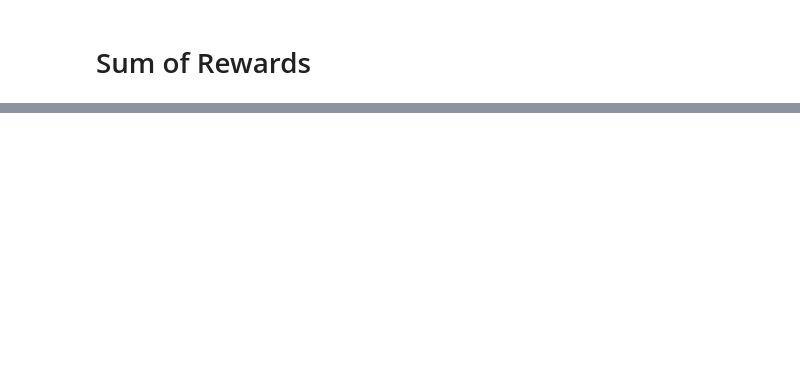
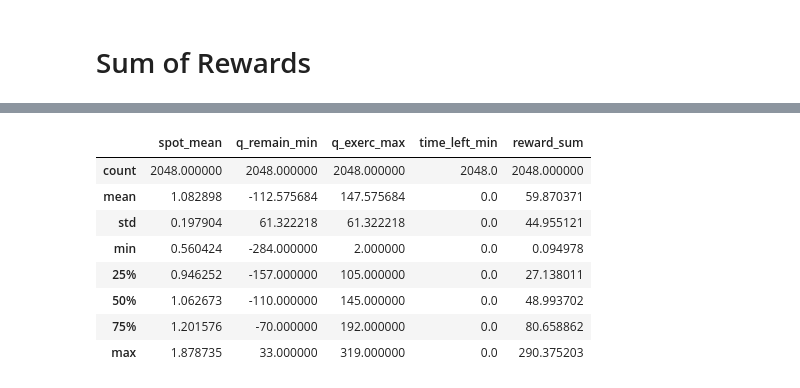
Before and after one commit to ithakis/DRL-Swing-Options, a Jupyter notebook: Jupyter Notebooks/Validation.ipynb, the cells around one changed output, grey strips where cells are left out. Cells and saved outputs as stored; diff of their text form; code cells hidden in the pictures; blank space fills up the shorter version.

```diff
--- a/Jupyter Notebooks/Validation.ipynb
+++ b/Jupyter Notebooks/Validation.ipynb
@@ -79,0 +130,15 @@ rl.groupby('episode_idx').sum().describe()
+# %%
+rl = pd.read_csv('/Users/alexanderithakis/Documents/GitHub/D4PG-QR-FRM/logs/Yearly_Swing_NRights35/evaluation_runs/longstaff_schwartz_solution.csv')
+rl_agg = rl.groupby('episode_idx').agg({'spot': 'mean', 'q_remain': 'min', 'q_exerc': 'max', 'time_left':'min', 'reward': 'sum'})
+rl_agg.columns = [f'{col}_{agg}' for col, agg in zip(rl_agg.columns, ['mean', 'min', 'max', 'min', 'sum'])]συνάντηση
+rl_agg.describe()
+# %% [output]
+|  | spot_mean | q_remain_min | q_exerc_max | time_left_min | reward_sum |
+| count | 2048.000000 | 2048.000000 | 2048.000000 | 2048.0 | 2048.000000 |
+| mean | 1.082898 | -112.575684 | 147.575684 | 0.0 | 59.870371 |
+| std | 0.197904 | 61.322218 | 61.322218 | 0.0 | 44.955121 |
+| min | 0.560424 | -284.000000 | 2.000000 | 0.0 | 0.094978 |
+| 25% | 0.946252 | -157.000000 | 105.000000 | 0.0 | 27.138011 |
+| 50% | 1.062673 | -110.000000 | 145.000000 | 0.0 | 48.993702 |
+| 75% | 1.201576 | -70.000000 | 192.000000 | 0.0 | 80.658862 |
+| max | 1.878735 | 33.000000 | 319.000000 | 0.0 | 290.375203 |
```
Also changed, not shown: parts of 5 cells of this notebook, 4 other files.
